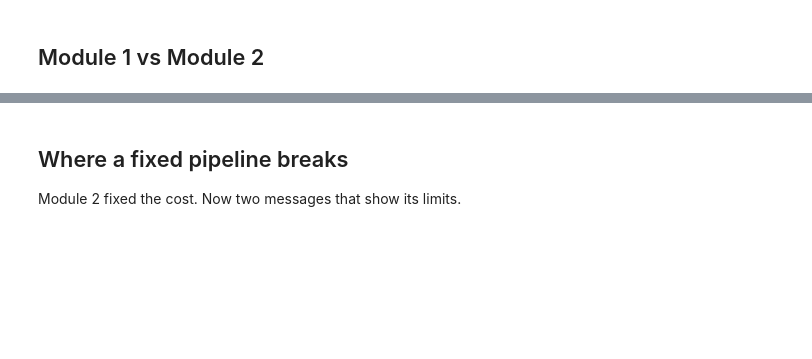
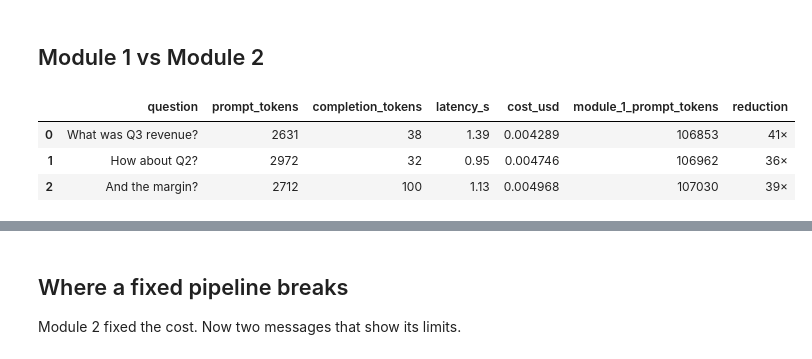
Before and after one commit to Parv17k/AgenticRAGLabs, a Jupyter notebook: demos/module_2_send_only_what_matters.ipynb, the cells around one changed output, grey strips where cells are left out. Cells and saved outputs as stored; diff of their text form; code cells hidden in the pictures; blank space fills up the shorter version.

```diff
--- a/demos/module_2_send_only_what_matters.ipynb
+++ b/demos/module_2_send_only_what_matters.ipynb
@@ -171,7 +278,13 @@ answer("And the margin?")
 # %% [markdown]
 ## Module 1 vs Module 2
 # %%
+module_1 = load_runs("module_1") # what Module 1 measured on the same three questions
 df = pd.DataFrame(runs)
-df["v0_prompt_tokens"] = doc_tokens
-df["reduction"] = (doc_tokens / df["prompt_tokens"]).round().astype(int).astype(str) + "×"
+df["module_1_prompt_tokens"] = [r["prompt_tokens"] for r in module_1] if module_1 else doc_tokens
+df["reduction"] = (df["module_1_prompt_tokens"] / df["prompt_tokens"]).round().astype(int).astype(str) + "×"
 df
+# %% [output]
+|  | question | prompt_tokens | completion_tokens | latency_s | cost_usd | module_1_prompt_tokens | reduction |
+| 0 | What was Q3 revenue? | 2631 | 38 | 1.39 | 0.004289 | 106853 | 41× |
+| 1 | How about Q2? | 2972 | 32 | 0.95 | 0.004746 | 106962 | 36× |
+| 2 | And the margin? | 2712 | 100 | 1.13 | 0.004968 | 107030 | 39× |
```
Also changed, not shown: parts of 20 cells of this notebook, 12 other files.
